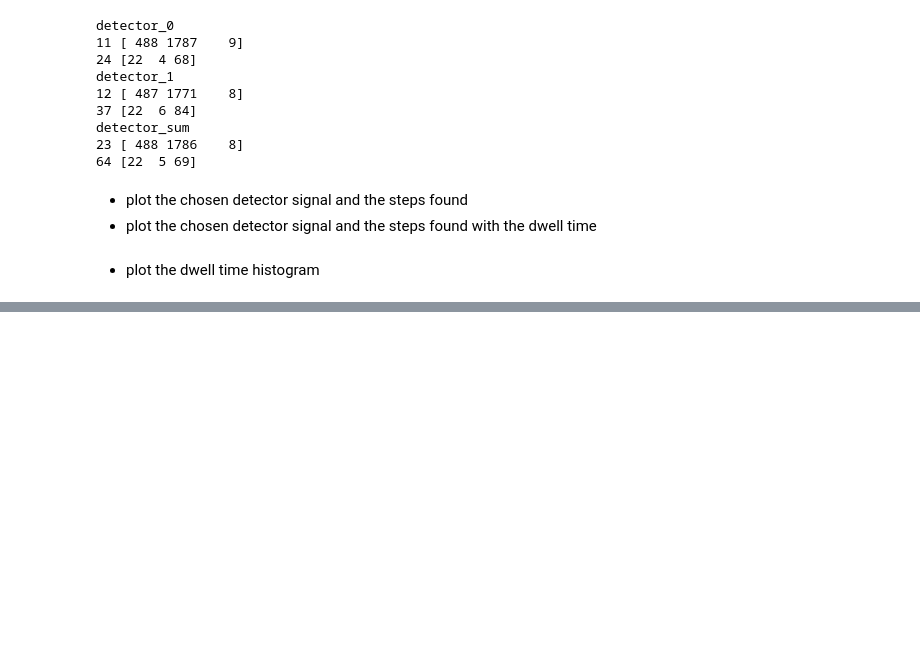
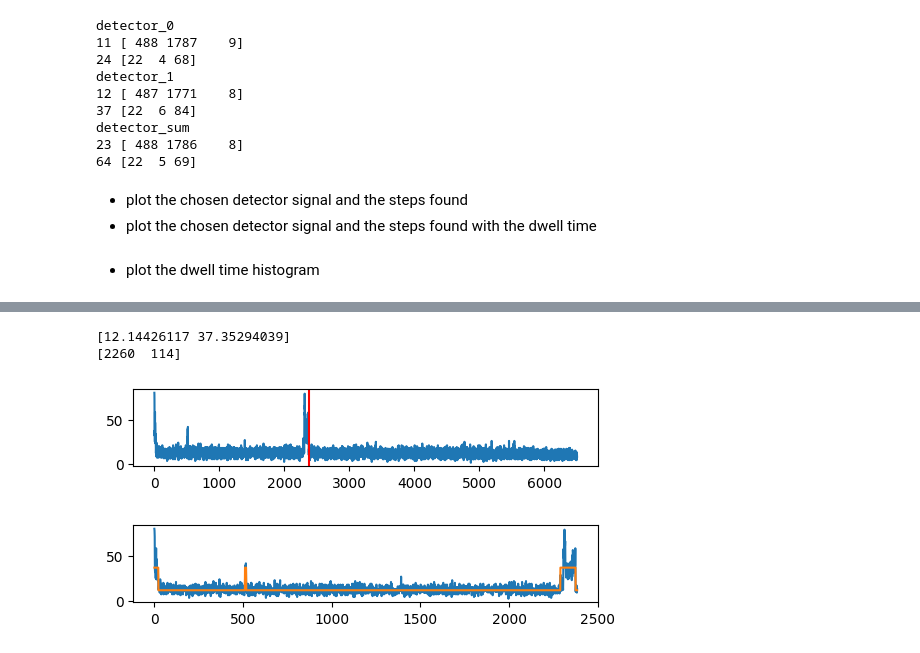
Before and after one commit to JKL453/s04-utils, a Jupyter notebook: notebooks/module-tests.ipynb, the cells around one changed output, grey strips where cells are left out. Drawn from its saved outputs; the diff is of its cells as text; code cells hidden in the pictures; blank space fills up the shorter version.

```diff
--- a/notebooks/module-tests.ipynb
+++ b/notebooks/module-tests.ipynb
@@ -89,0 +123,17 @@ detector_1
+# %%
+dta.trim_signal()
+
+plt.figure(figsize=(6, 1))
+plt.plot(dta.signal)
+plt.axvline(x=dta.last_state_change, color='r')
+plt.show()
+
+plt.figure(figsize=(6, 1))
+plt.plot(dta.signal_trimmed)
+plt.plot(dta.viterbi_path_trimmed)
+plt.show()
+# %% [output]
+[12.14426117 37.35294039]
+[2260  114]
+[figure, added]
+[figure, added]
```
Also changed, not shown: parts of 11 cells of this notebook, 2 other files.
